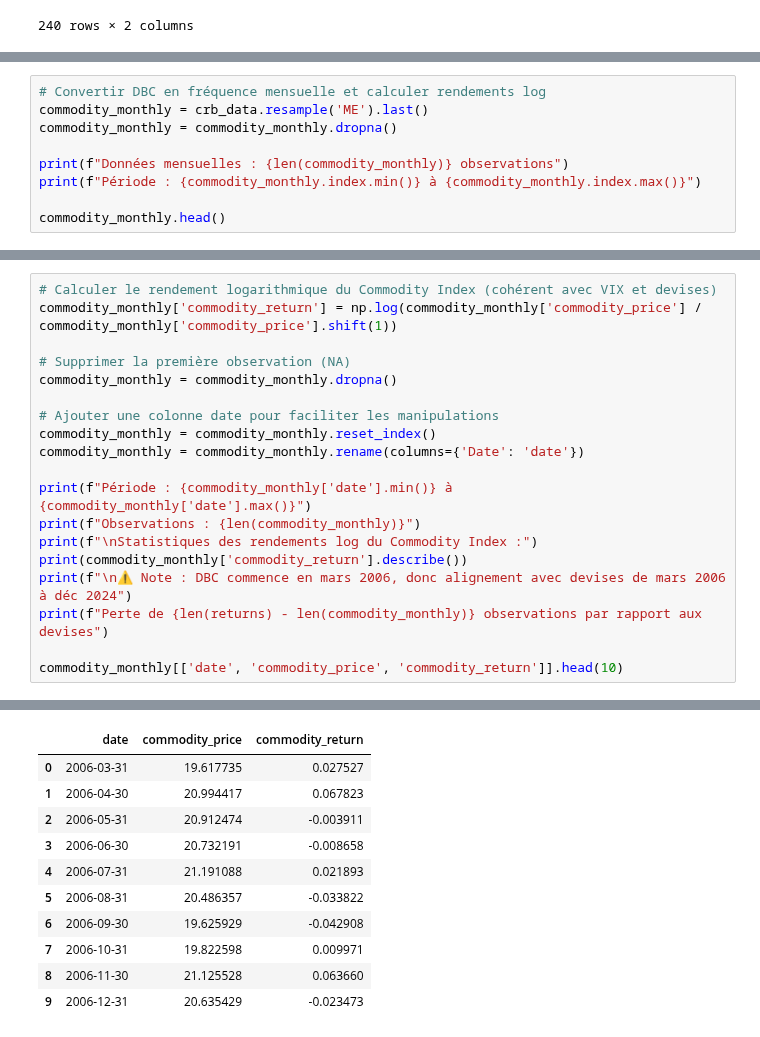
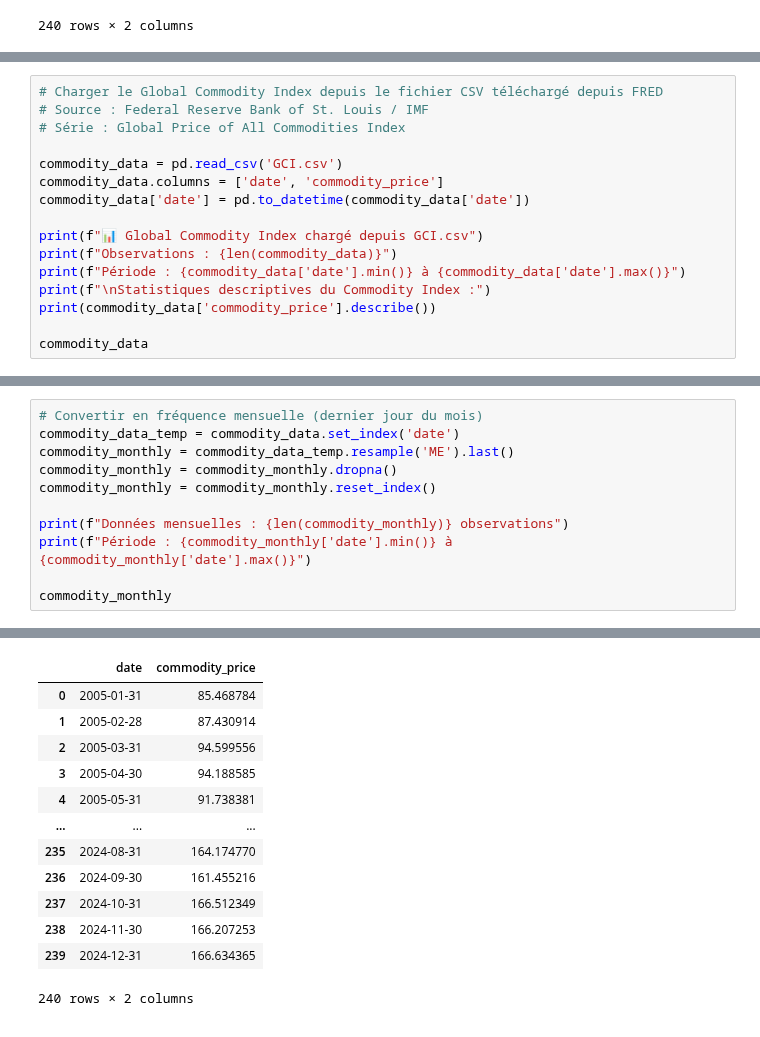
Before and after one commit to Lilas-Bertot/ETUDE-DE-CAS-2, a Jupyter notebook: Étude de cas 2.ipynb, the cells around one changed output, grey strips where cells are left out. Cells and saved outputs as stored; diff of their text form.

```diff
--- a/Étude de cas 2.ipynb
+++ b/Étude de cas 2.ipynb
@@ -1182,10 +1175,17 @@ L'indice CRB (Commodity Research Bureau) mesure les prix d'un panier diversifié
 # %%
-# Convertir DBC en fréquence mensuelle et calculer rendements log
-commodity_monthly = crb_data.resample('ME').last()
-commodity_monthly = commodity_monthly.dropna()
+# Charger le Global Commodity Index depuis le fichier CSV téléchargé depuis FRED
+# Source : Federal Reserve Bank of St. Louis / IMF
+# Série : Global Price of All Commodities Index
 
-print(f"Données mensuelles : {len(commodity_monthly)} observations")
-print(f"Période : {commodity_monthly.index.min()} à {commodity_monthly.index.max()}")
+commodity_data = pd.read_csv('GCI.csv')
+commodity_data.columns = ['date', 'commodity_price']
+commodity_data['date'] = pd.to_datetime(commodity_data['date'])
 
-commodity_monthly.head()
+print(f"📊 Global Commodity Index chargé depuis GCI.csv")
+print(f"Observations : {len(commodity_data)}")
+print(f"Période : {commodity_data['date'].min()} à {commodity_data['date'].max()}")
+print(f"\nStatistiques descriptives du Commodity Index :")
+print(commodity_data['commodity_price'].describe())
+
+commodity_data
 # %% [output]
@@ -1193,20 +1219,12 @@ NameError: name 'crb_data' is not defined
 # %%
-# Calculer le rendement logarithmique du Commodity Index (cohérent avec VIX et devises)
-commodity_monthly['commodity_return'] = np.log(commodity_monthly['commodity_price'] / commodity_monthly['commodity_price'].shift(1))
+# Convertir en fréquence mensuelle (dernier jour du mois)
+commodity_data_temp = commodity_data.set_index('date')
+commodity_monthly = commodity_data_temp.resample('ME').last()
+commodity_monthly = commodity_monthly.dropna()
+commodity_monthly = commodity_monthly.reset_index()
 
-# Supprimer la première observation (NA)
-commodity_monthly = commodity_monthly.dropna()
+print(f"Données mensuelles : {len(commodity_monthly)} observations")
+print(f"Période : {commodity_monthly['date'].min()} à {commodity_monthly['date'].max()}")
 
-# Ajouter une colonne date pour faciliter les manipulations
-commodity_monthly = commodity_monthly.reset_index()
-commodity_monthly = commodity_monthly.rename(columns={'Date': 'date'})
-
-print(f"Période : {commodity_monthly['date'].min()} à {commodity_monthly['date'].max()}")
-print(f"Observations : {len(commodity_monthly)}")
-print(f"\nStatistiques des rendements log du Commodity Index :")
-print(commodity_monthly['commodity_return'].describe())
-print(f"\n⚠️ Note : DBC commence en mars 2006, donc alignement avec devises de mars 2006 à déc 2024")
-print(f"Perte de {len(returns) - len(commodity_monthly)} observations par rapport aux devises")
-
-commodity_monthly[['date', 'commodity_price', 'commodity_return']].head(10)
+commodity_monthly
 # %% [output]
@@ -1229,11 +1233,13 @@ Perte de 13 observations par rapport aux devises
-|  | date | commodity_price | commodity_return |
-| 0 | 2006-03-31 | 19.617735 | 0.027527 |
-| 1 | 2006-04-30 | 20.994417 | 0.067823 |
-| 2 | 2006-05-31 | 20.912474 | -0.003911 |
-| 3 | 2006-06-30 | 20.732191 | -0.008658 |
-| 4 | 2006-07-31 | 21.191088 | 0.021893 |
-| 5 | 2006-08-31 | 20.486357 | -0.033822 |
-| 6 | 2006-09-30 | 19.625929 | -0.042908 |
-| 7 | 2006-10-31 | 19.822598 | 0.009971 |
-| 8 | 2006-11-30 | 21.125528 | 0.063660 |
-| 9 | 2006-12-31 | 20.635429 | -0.023473 |
+|  | date | commodity_price |
+| 0 | 2005-01-31 | 85.468784 |
+| 1 | 2005-02-28 | 87.430914 |
+| 2 | 2005-03-31 | 94.599556 |
+| 3 | 2005-04-30 | 94.188585 |
+| 4 | 2005-05-31 | 91.738381 |
+| ... | ... | ... |
+| 235 | 2024-08-31 | 164.174770 |
+| 236 | 2024-09-30 | 161.455216 |
+| 237 | 2024-10-31 | 166.512349 |
+| 238 | 2024-11-30 | 166.207253 |
+| 239 | 2024-12-31 | 166.634365 |
+240 rows × 2 columns
```
Also changed, not shown: parts of 19 cells of this notebook, 1 other file.
